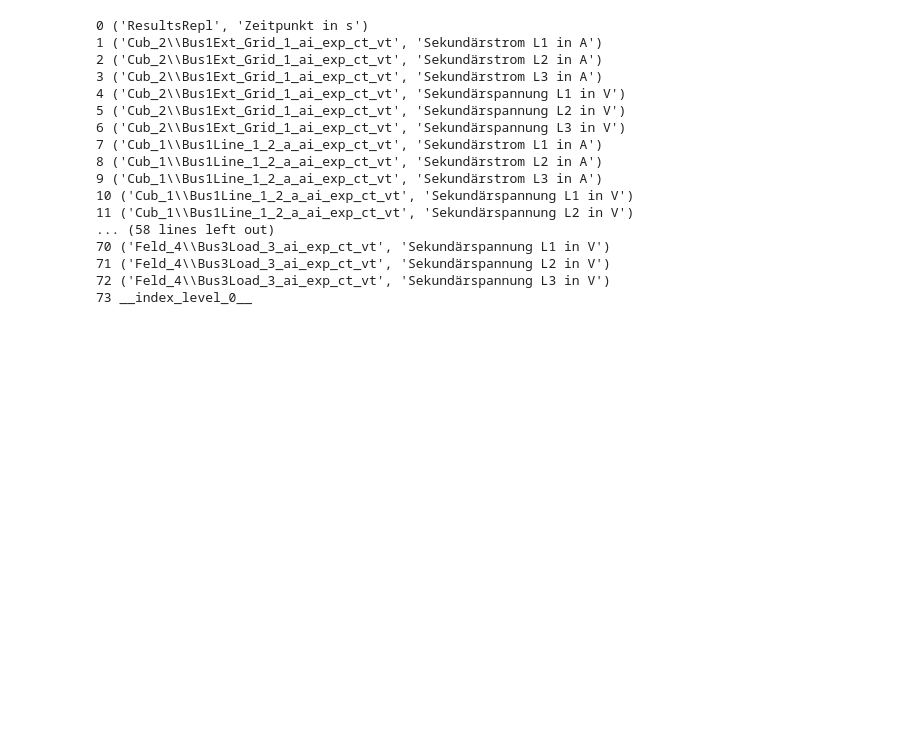
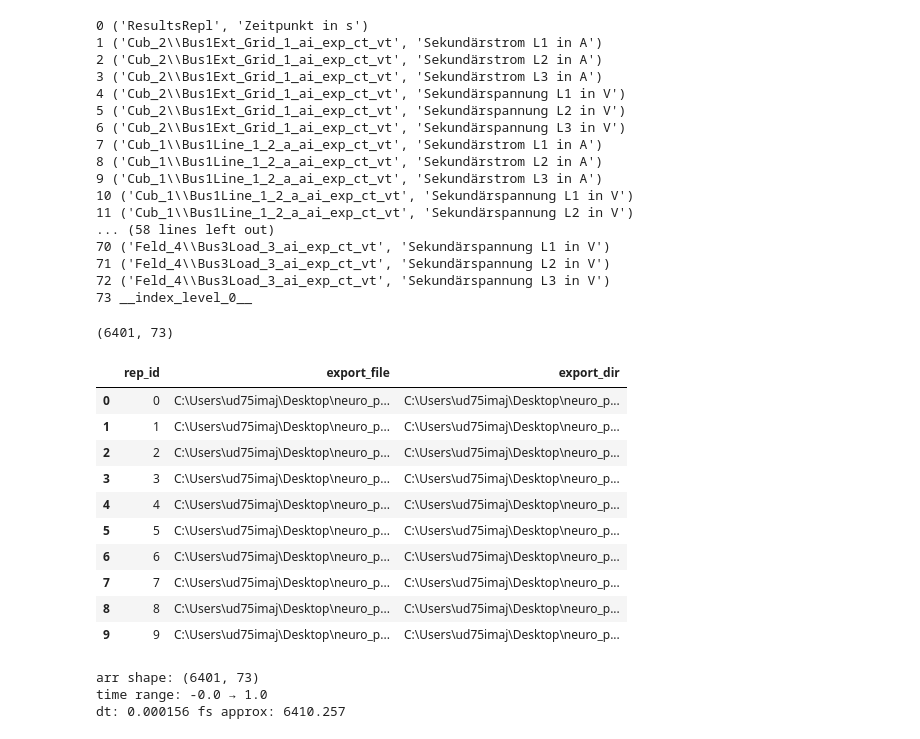
Before and after one commit to sagar-crypto/Masters_thesis_PR_LABS, a Jupyter notebook: EDA.ipynb, the cells around one changed output. Drawn from its saved outputs; the diff is of its cells as text; code cells hidden in the pictures; blank space fills up the shorter version.

```diff
--- a/EDA.ipynb
+++ b/EDA.ipynb
@@ -66,0 +70,39 @@ for i, c in enumerate(cols):
+# %%
+x = np.load("/home/vault/iwi5/iwi5305h/new_dataset_90kv/_npy_cache/replica_15.npy")
+print(x.shape)
+# %% [output]
+(6401, 73)
+# %%
+import numpy as np
+import pandas as pd
+
+labels = pd.read_csv("/home/vault/iwi5/iwi5305h/hv_double_line_90kv/labels.csv", sep=";", decimal=".")
+labels.shape, labels.columns.tolist()[:10]
+labels.iloc[0:10][["rep_id", "export_file", "export_dir"]]
+# %% [output]
+|  | rep_id | export_file | export_dir |
+| 0 | 0 | C:\Users\ud75imaj\Desktop\neuro_p... | C:\Users\ud75imaj\Desktop\neuro_p... |
+| 1 | 1 | C:\Users\ud75imaj\Desktop\neuro_p... | C:\Users\ud75imaj\Desktop\neuro_p... |
+| 2 | 2 | C:\Users\ud75imaj\Desktop\neuro_p... | C:\Users\ud75imaj\Desktop\neuro_p... |
+| 3 | 3 | C:\Users\ud75imaj\Desktop\neuro_p... | C:\Users\ud75imaj\Desktop\neuro_p... |
+| 4 | 4 | C:\Users\ud75imaj\Desktop\neuro_p... | C:\Users\ud75imaj\Desktop\neuro_p... |
+| 5 | 5 | C:\Users\ud75imaj\Desktop\neuro_p... | C:\Users\ud75imaj\Desktop\neuro_p... |
+| 6 | 6 | C:\Users\ud75imaj\Desktop\neuro_p... | C:\Users\ud75imaj\Desktop\neuro_p... |
+| 7 | 7 | C:\Users\ud75imaj\Desktop\neuro_p... | C:\Users\ud75imaj\Desktop\neuro_p... |
+| 8 | 8 | C:\Users\ud75imaj\Desktop\neuro_p... | C:\Users\ud75imaj\Desktop\neuro_p... |
+| 9 | 9 | C:\Users\ud75imaj\Desktop\neuro_p... | C:\Users\ud75imaj\Desktop\neuro_p... |
+# %%
+replica_npy_path = "/home/vault/iwi5/iwi5305h/new_dataset_90kv/_npy_cache/replica_15.npy"   # <-- change
+arr = np.load(replica_npy_path)       # (T, 73)
+
+t = arr[:, 0]         # time (s)
+X = arr[:, 1:]        # signals (T, 72)
+
+print("arr shape:", arr.shape)
+print("time range:", t[0], "→", t[-1])
+dt = t[1] - t[0]
+print("dt:", dt, "fs approx:", 1.0/dt)
+# %% [output]
+arr shape: (6401, 73)
+time range: -0.0 → 1.0
+dt: 0.000156 fs approx: 6410.257
```
Also changed, not shown: parts of 44 cells of this notebook, 4 other files.
